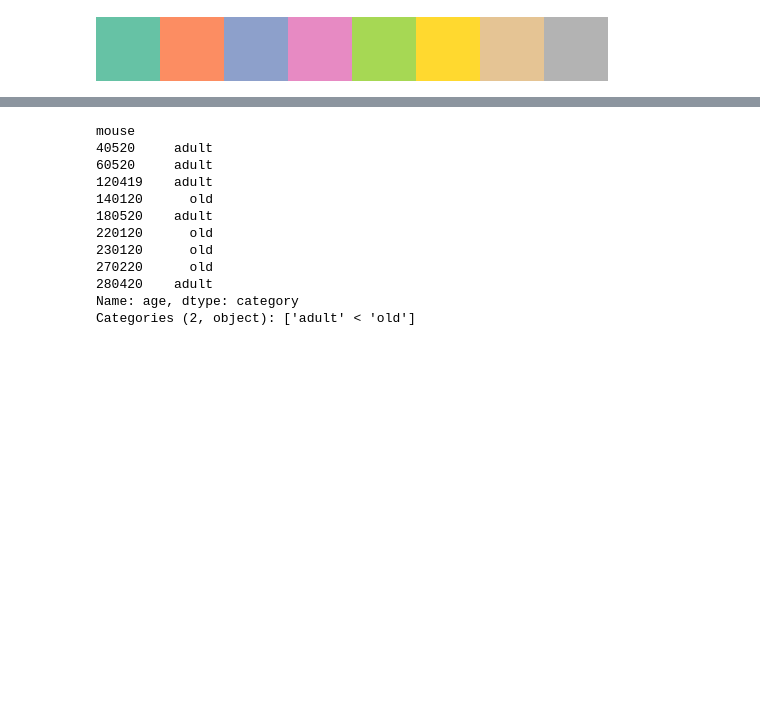
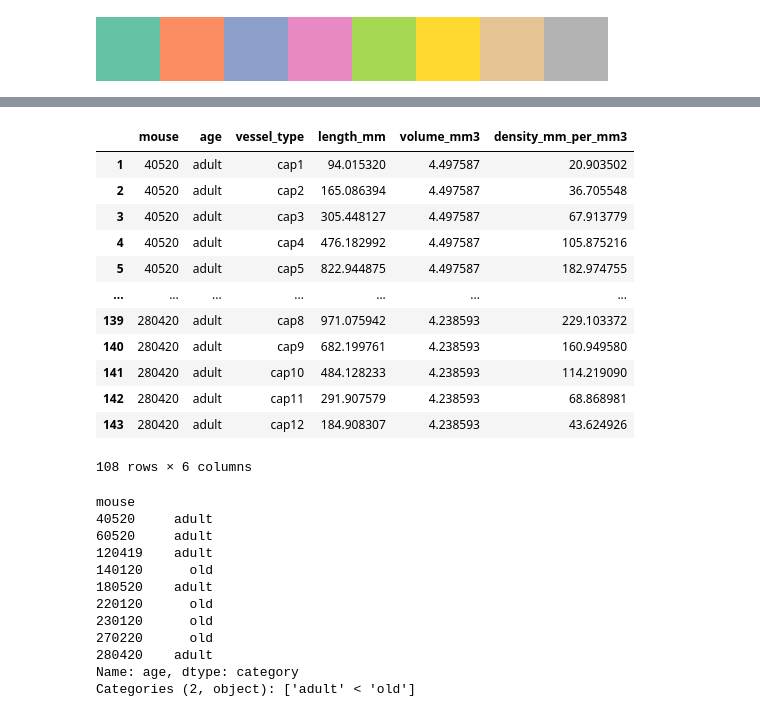
Before and after one commit to teddygroves/sphincter, a Jupyter notebook: sphincter/density.ipynb, the cells around one changed output, grey strips where cells are left out. Drawn from its saved outputs; the diff is of its cells as text; code cells hidden in the pictures; blank space fills up the shorter version.

```diff
--- a/sphincter/density.ipynb
+++ b/sphincter/density.ipynb
@@ -27,6 +27,22 @@ raw.head()
 # %%
 data = load_prepared_data("../data/prepared/density.json")
 data.measurements.index = map(str, data.measurements.index)
+# %%
+data.measurements
+# %% [output]
+|  | mouse | age | vessel_type | length_mm | volume_mm3 | density_mm_per_mm3 |
+| 1 | 40520 | adult | cap1 | 94.015320 | 4.497587 | 20.903502 |
+| 2 | 40520 | adult | cap2 | 165.086394 | 4.497587 | 36.705548 |
+| 3 | 40520 | adult | cap3 | 305.448127 | 4.497587 | 67.913779 |
+| 4 | 40520 | adult | cap4 | 476.182992 | 4.497587 | 105.875216 |
+| 5 | 40520 | adult | cap5 | 822.944875 | 4.497587 | 182.974755 |
+| ... | ... | ... | ... | ... | ... | ... |
+| 139 | 280420 | adult | cap8 | 971.075942 | 4.238593 | 229.103372 |
+| 140 | 280420 | adult | cap9 | 682.199761 | 4.238593 | 160.949580 |
+| 141 | 280420 | adult | cap10 | 484.128233 | 4.238593 | 114.219090 |
+| 142 | 280420 | adult | cap11 | 291.907579 | 4.238593 | 68.868981 |
+| 143 | 280420 | adult | cap12 | 184.908307 | 4.238593 | 43.624926 |
+108 rows × 6 columns
 # %%
 data.measurements.groupby("mouse")["age"].first()
 # %% [output]
```
Also changed, not shown: parts of 11 cells of this notebook, 12 other files.
